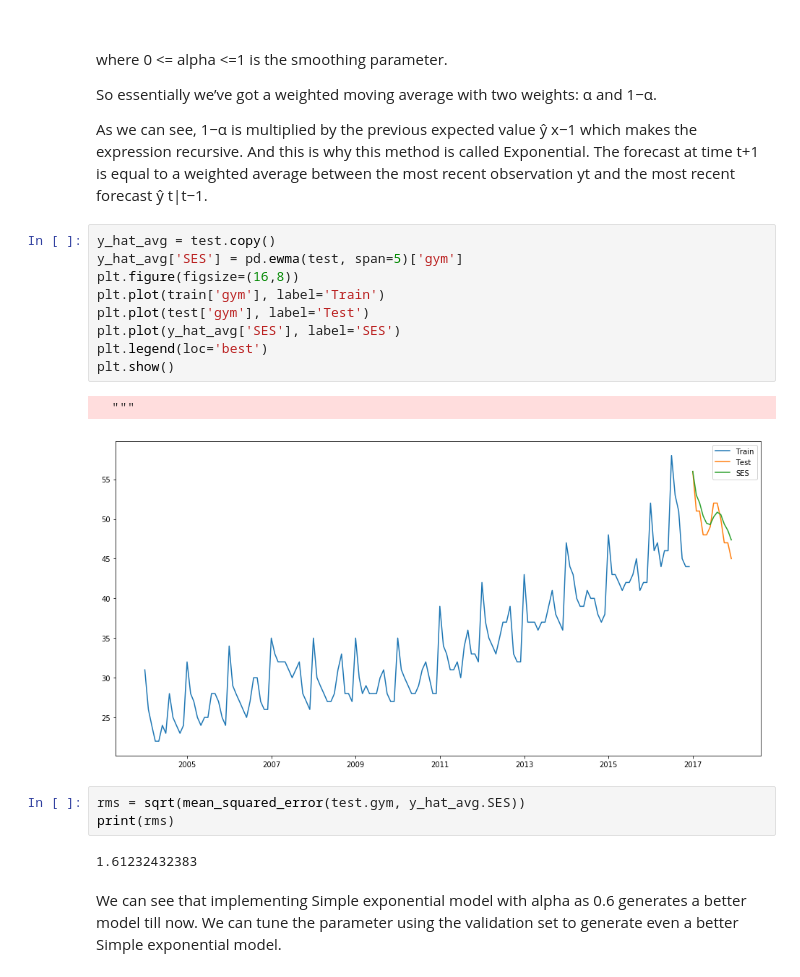
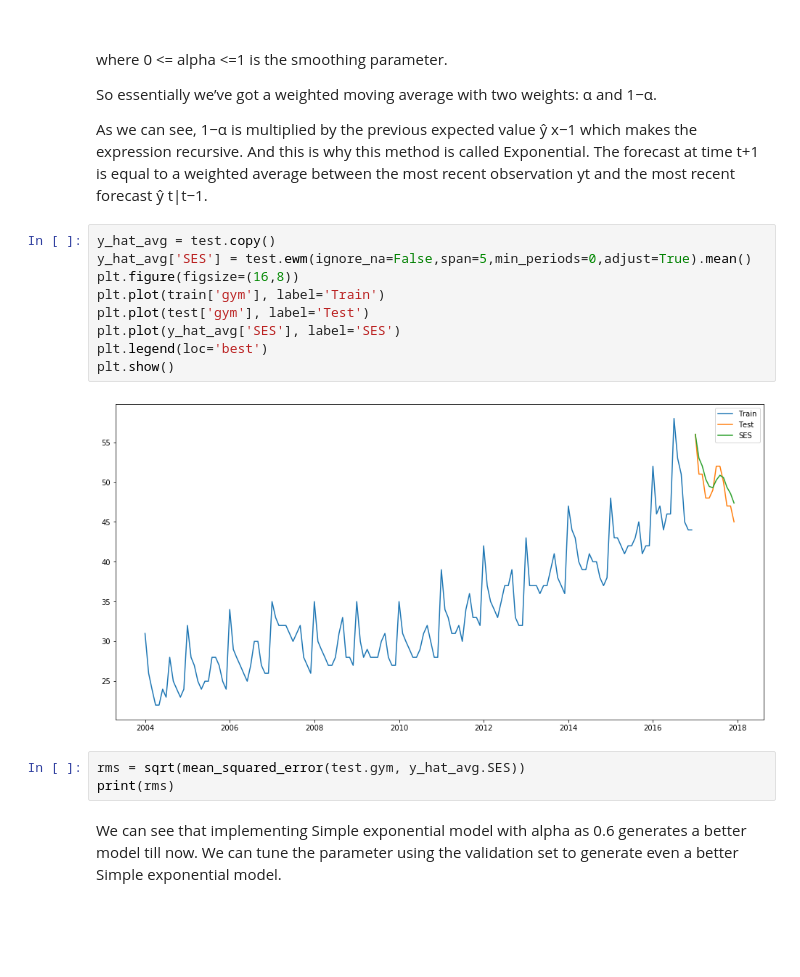
Before and after one commit to kmn5409/COMP_3610, a Jupyter notebook: Lab_8/Time-Series-Analysis.ipynb, the cells around one changed output. Saved outputs shown, nothing was run; the diff lists cells and outputs as text; blank space fills up the shorter version.

```diff
--- a/Lab_8/Time-Series-Analysis.ipynb
+++ b/Lab_8/Time-Series-Analysis.ipynb
@@ -275,21 +274,18 @@ So essentially we’ve got a weighted moving average with two weights: α and 1
 As we can see, 1−α is multiplied by the previous expected value ŷ x−1 which makes the expression recursive. And this is why this method is called Exponential. The forecast at time t+1 is equal to a weighted average between the most recent observation yt and the most recent forecast ŷ t|t−1.
 # %%
 y_hat_avg = test.copy()
-y_hat_avg['SES'] = pd.ewma(test, span=5)['gym']
+y_hat_avg['SES'] = test.ewm(ignore_na=False,span=5,min_periods=0,adjust=True).mean()
 plt.figure(figsize=(16,8))
 plt.plot(train['gym'], label='Train')
 plt.plot(test['gym'], label='Test')
 plt.plot(y_hat_avg['SES'], label='SES')
 plt.legend(loc='best')
 plt.show()
 # %% [output]
-  """
-[figure, old version]
+[figure, new version]
 # %%
 rms = sqrt(mean_squared_error(test.gym, y_hat_avg.SES))
 print(rms)
-# %% [output]
-1.61232432383
 # %% [markdown]
 We can see that implementing Simple exponential model with alpha as 0.6 generates a better model till now. We can tune the parameter using the validation set to generate even a better Simple exponential model.
 # %% [markdown]
```
Also changed, not shown: parts of 3 cells of this notebook.
